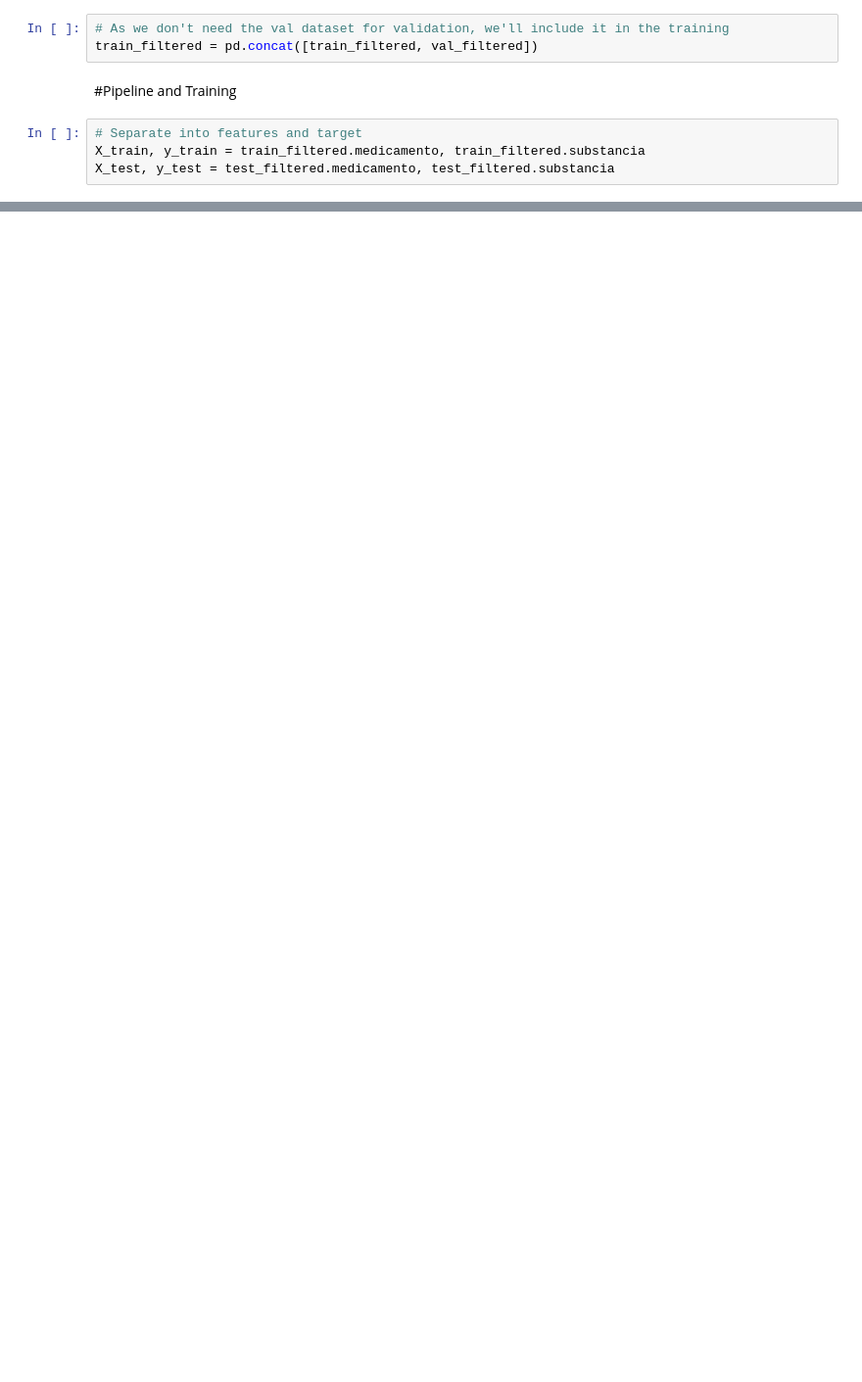
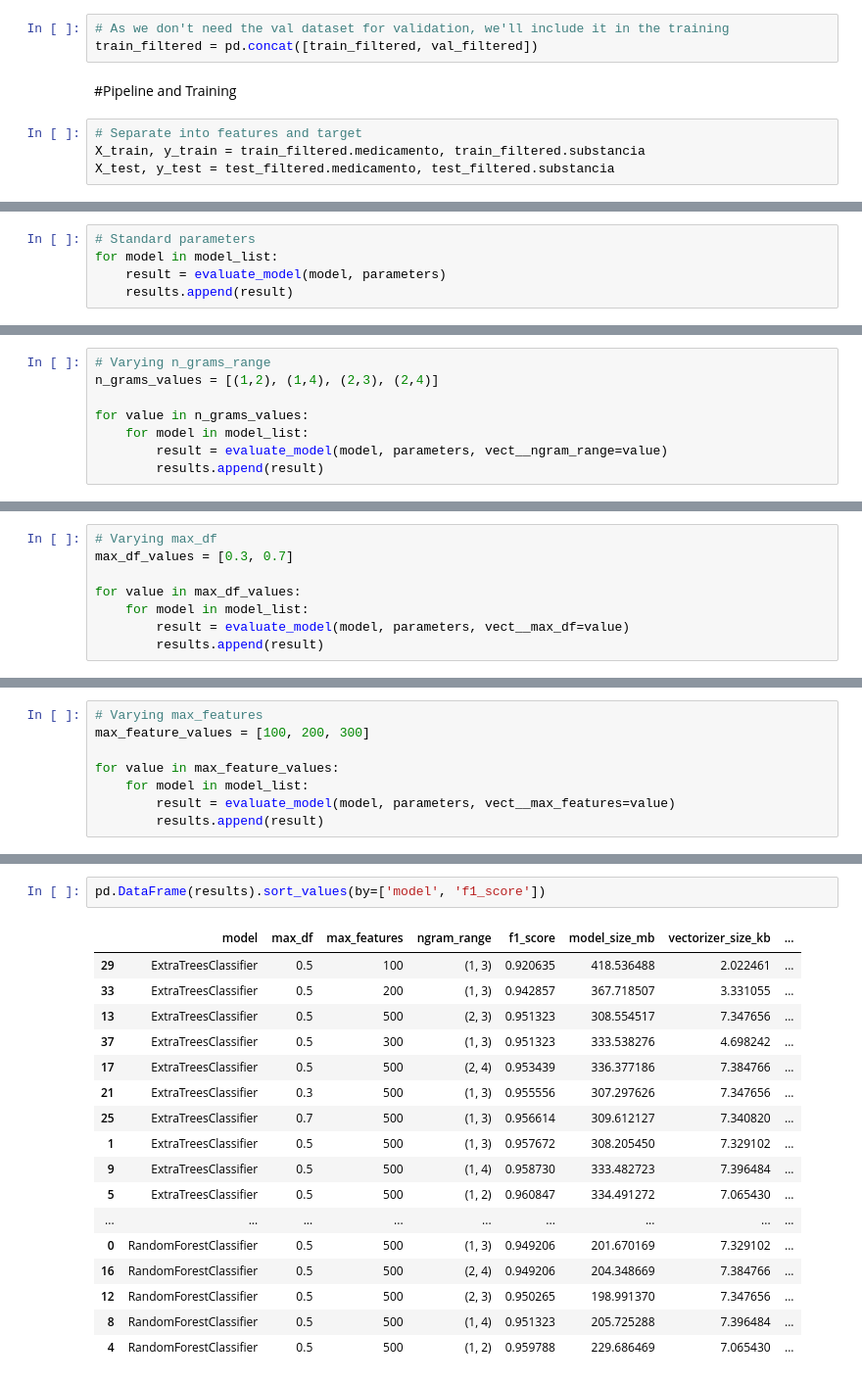
Before and after one commit to noharm-ai/substance-prediction, a Jupyter notebook: notebooks/NoHarm - ML Substancias.ipynb, the cells around one changed output, grey strips where cells are left out. Shown at 98% size. Cells and saved outputs as stored; diff of their text form; blank space fills up the shorter version.

```diff
--- a/notebooks/NoHarm - ML Substancias.ipynb
+++ b/notebooks/NoHarm - ML Substancias.ipynb
@@ -150,0 +215,5 @@ evaluate_model(RandomForestClassifier(n_jobs=-1), parameters)
+# %%
+# Standard parameters
+for model in model_list:
+    result = evaluate_model(model, parameters)
+    results.append(result)
@@ -150,0 +229,8 @@ evaluate_model(RandomForestClassifier(n_jobs=-1), parameters)
+# %%
+# Varying n_grams_range
+n_grams_values = [(1,2), (1,4), (2,3), (2,4)]
+
+for value in n_grams_values:
+    for model in model_list:
+        result = evaluate_model(model, parameters, vect__ngram_range=value)
+        results.append(result)
@@ -150,0 +263,8 @@ evaluate_model(RandomForestClassifier(n_jobs=-1), parameters)
+# %%
+# Varying max_df
+max_df_values = [0.3, 0.7]
+
+for value in max_df_values:
+    for model in model_list:
+        result = evaluate_model(model, parameters, vect__max_df=value)
+        results.append(result)
@@ -150,0 +288,8 @@ evaluate_model(RandomForestClassifier(n_jobs=-1), parameters)
+# %%
+# Varying max_features
+max_feature_values = [100, 200, 300]
+
+for value in max_feature_values:
+    for model in model_list:
+        result = evaluate_model(model, parameters, vect__max_features=value)
+        results.append(result)
@@ -150,0 +321,20 @@ evaluate_model(RandomForestClassifier(n_jobs=-1), parameters)
+# %%
+pd.DataFrame(results).sort_values(by=['model', 'f1_score'])
+# %% [output]
+|  | model | max_df | max_features | ngram_range | f1_score | model_size_mb | vectorizer_size_kb | ... |
+| 29 | ExtraTreesClassifier | 0.5 | 100 | (1, 3) | 0.920635 | 418.536488 | 2.022461 | ... |
+| 33 | ExtraTreesClassifier | 0.5 | 200 | (1, 3) | 0.942857 | 367.718507 | 3.331055 | ... |
+| 13 | ExtraTreesClassifier | 0.5 | 500 | (2, 3) | 0.951323 | 308.554517 | 7.347656 | ... |
+| 37 | ExtraTreesClassifier | 0.5 | 300 | (1, 3) | 0.951323 | 333.538276 | 4.698242 | ... |
+| 17 | ExtraTreesClassifier | 0.5 | 500 | (2, 4) | 0.953439 | 336.377186 | 7.384766 | ... |
+| 21 | ExtraTreesClassifier | 0.3 | 500 | (1, 3) | 0.955556 | 307.297626 | 7.347656 | ... |
+| 25 | ExtraTreesClassifier | 0.7 | 500 | (1, 3) | 0.956614 | 309.612127 | 7.340820 | ... |
+| 1 | ExtraTreesClassifier | 0.5 | 500 | (1, 3) | 0.957672 | 308.205450 | 7.329102 | ... |
+| 9 | ExtraTreesClassifier | 0.5 | 500 | (1, 4) | 0.958730 | 333.482723 | 7.396484 | ... |
+| 5 | ExtraTreesClassifier | 0.5 | 500 | (1, 2) | 0.960847 | 334.491272 | 7.065430 | ... |
+| ... | ... | ... | ... | ... | ... | ... | ... | ... |
+| 0 | RandomForestClassifier | 0.5 | 500 | (1, 3) | 0.949206 | 201.670169 | 7.329102 | ... |
+| 16 | RandomForestClassifier | 0.5 | 500 | (2, 4) | 0.949206 | 204.348669 | 7.384766 | ... |
+| 12 | RandomForestClassifier | 0.5 | 500 | (2, 3) | 0.950265 | 198.991370 | 7.347656 | ... |
+| 8 | RandomForestClassifier | 0.5 | 500 | (1, 4) | 0.951323 | 205.725288 | 7.396484 | ... |
+| 4 | RandomForestClassifier | 0.5 | 500 | (1, 2) | 0.959788 | 229.686469 | 7.065430 | ... |
```
Also changed, not shown: parts of 18 cells of this notebook.
